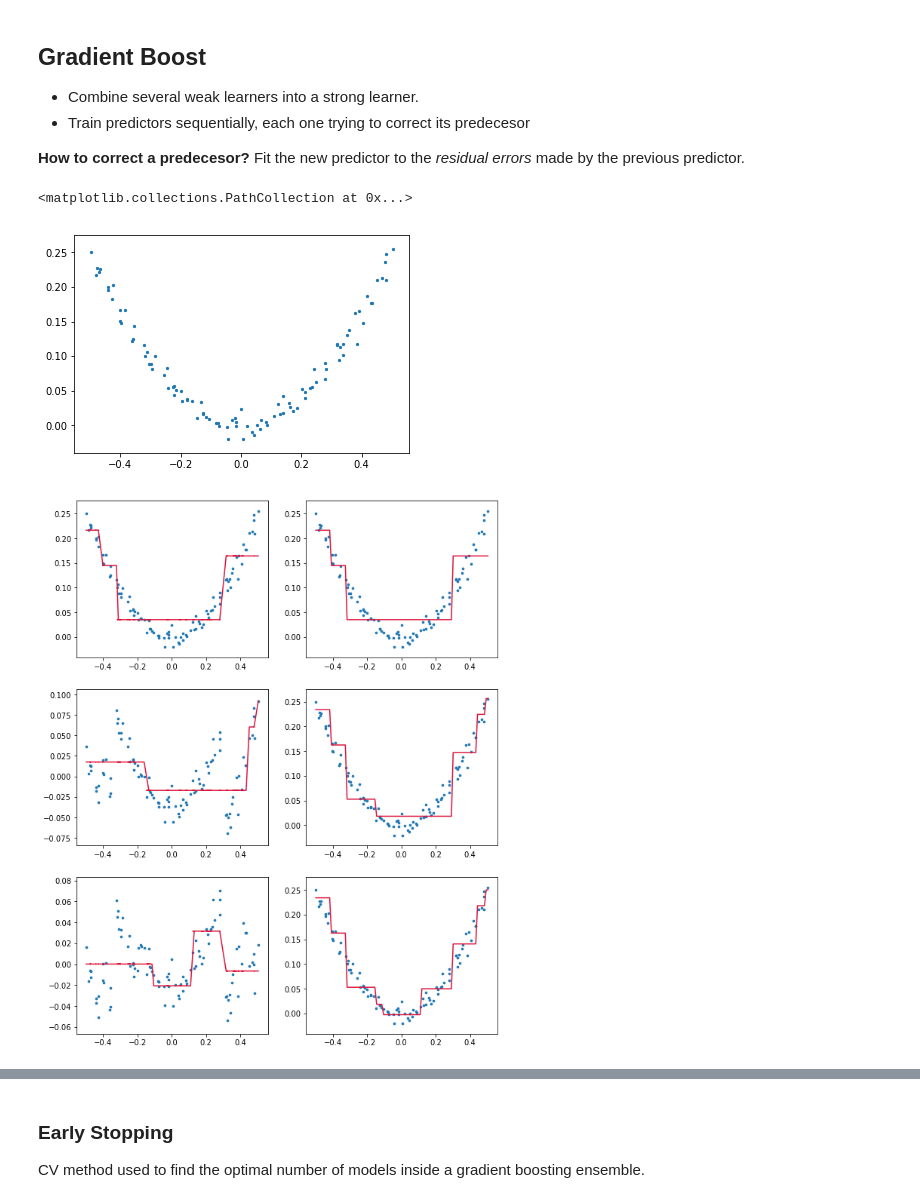
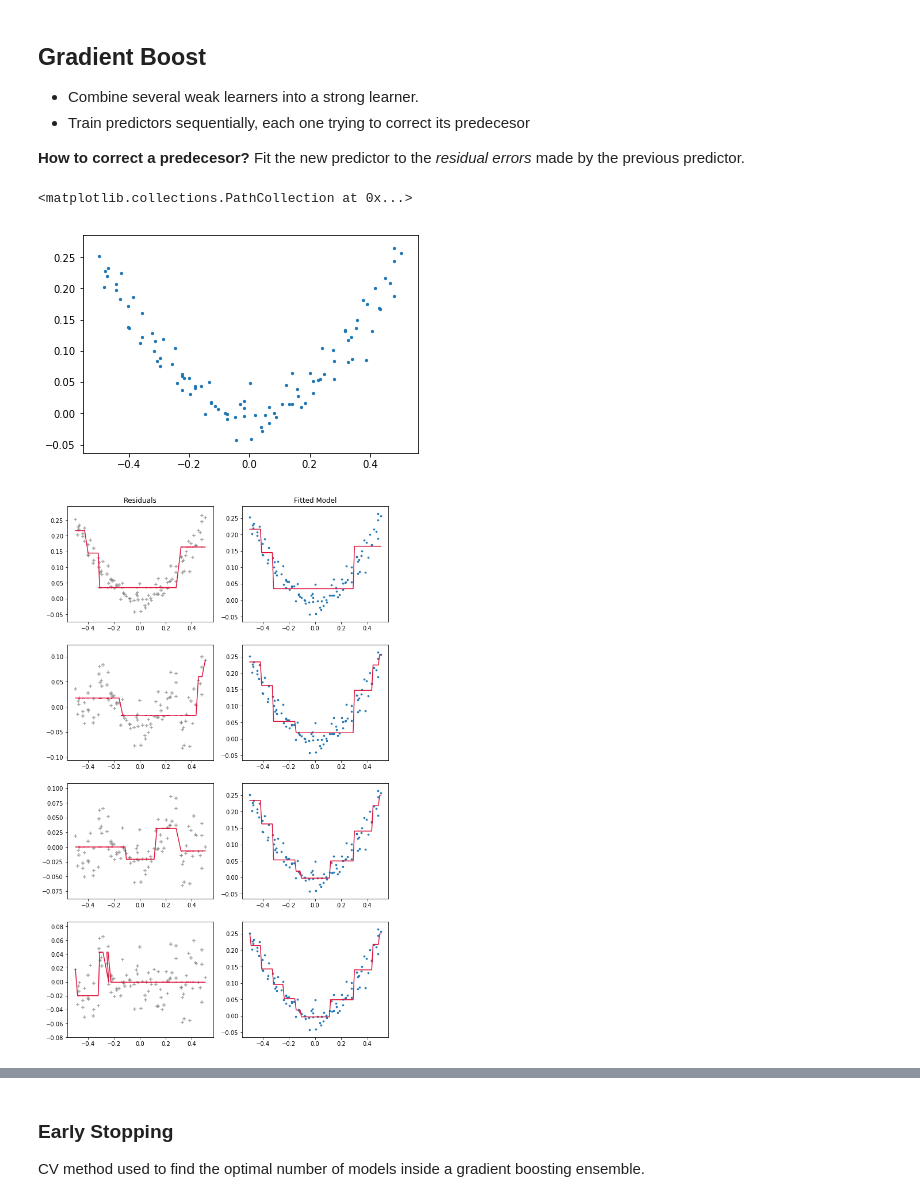
Before and after one commit to gerdm/machine_learning, a Jupyter notebook: scikitlearn_tflow/Ensemble.ipynb, the cells around one changed output, grey strips where cells are left out. Saved outputs shown, nothing was run; the diff lists cells and outputs as text; code cells hidden in the pictures.

Commit message:
Add exercises to Ensemble model

```diff
--- a/scikitlearn_tflow/Ensemble.ipynb
+++ b/scikitlearn_tflow/Ensemble.ipynb
@@ -390,14 +390,18 @@ from sklearn.tree import DecisionTreeRegressor
 seed(314)
 nsamples = 100
 x = np.linspace(-0.5, 0.5, nsamples) + randn(nsamples) * 0.01
-y = x ** 2 + randn(nsamples) * 0.01
+y = x ** 2 + randn(nsamples) * 0.02
 x = x.reshape(-1, 1)
 
 plt.scatter(x, y, s=5)
 # %% [output]
 <matplotlib.collections.PathCollection at 0x...>
-[figure, old version]
+[figure, new version]
 # %%
+# Fitting the decision trees. Each decision tree is fitted with the residuals
+# of its previous model. The final decision is made by summing the predictions
+# of each tree
+
 reg1 = DecisionTreeRegressor(max_depth=2)
 reg1.fit(x, y)
 
@@ -408,20 +412,29 @@ reg2.fit(x, yres1)
 yres2 = yres1 - reg2.predict(x)
 reg3 = DecisionTreeRegressor(max_depth=2)
 reg3.fit(x, yres2);
+
+yres3 = yres2 - reg3.predict(x)
+reg4 = DecisionTreeRegressor(max_depth=2)
+reg4.fit(x, yres3);
 # %%
 from math import ceil
-residuals = [y, yres1, yres2]
+trees = [reg1, reg2, reg3, reg4]
+residuals = [y, yres1, yres2, yres3]
 xrange = np.linspace(x.min(), x.max(), 100).reshape(-1, 1)
-fig = plt.figure(figsize=(10, 13))
-for i in range(1, 7):
-    ax = fig.add_subplot(3, 2, i)
+fig = plt.figure(figsize=(10, 17))
+for i in range(1, 9):
+    ax = fig.add_subplot(4, 2, i)
     nmodel = ceil(i / 2)
+    if i == 1:
+        ax.set_title("Residuals")
+    if i == 2:
+        ax.set_title("Fitted Model")
     if i % 2 != 0:
-        ax.scatter(x, residuals[nmodel-1], s=7)
+        ax.scatter(x, residuals[nmodel-1], s=30, color="tab:gray", marker="+", alpha=0.7)
         ax.plot(x, trees[nmodel-1].predict(x), color="crimson")
     else:
         y_pred = sum(tree.predict(xrange) for tree in trees[:nmodel])
         ax.scatter(x, y, s=7)
         ax.plot(xrange, y_pred, color="crimson")
 # %% [output]
-[figure, old version]
+[figure, new version]
```
Also changed, not shown: parts of 17 cells of this notebook.
